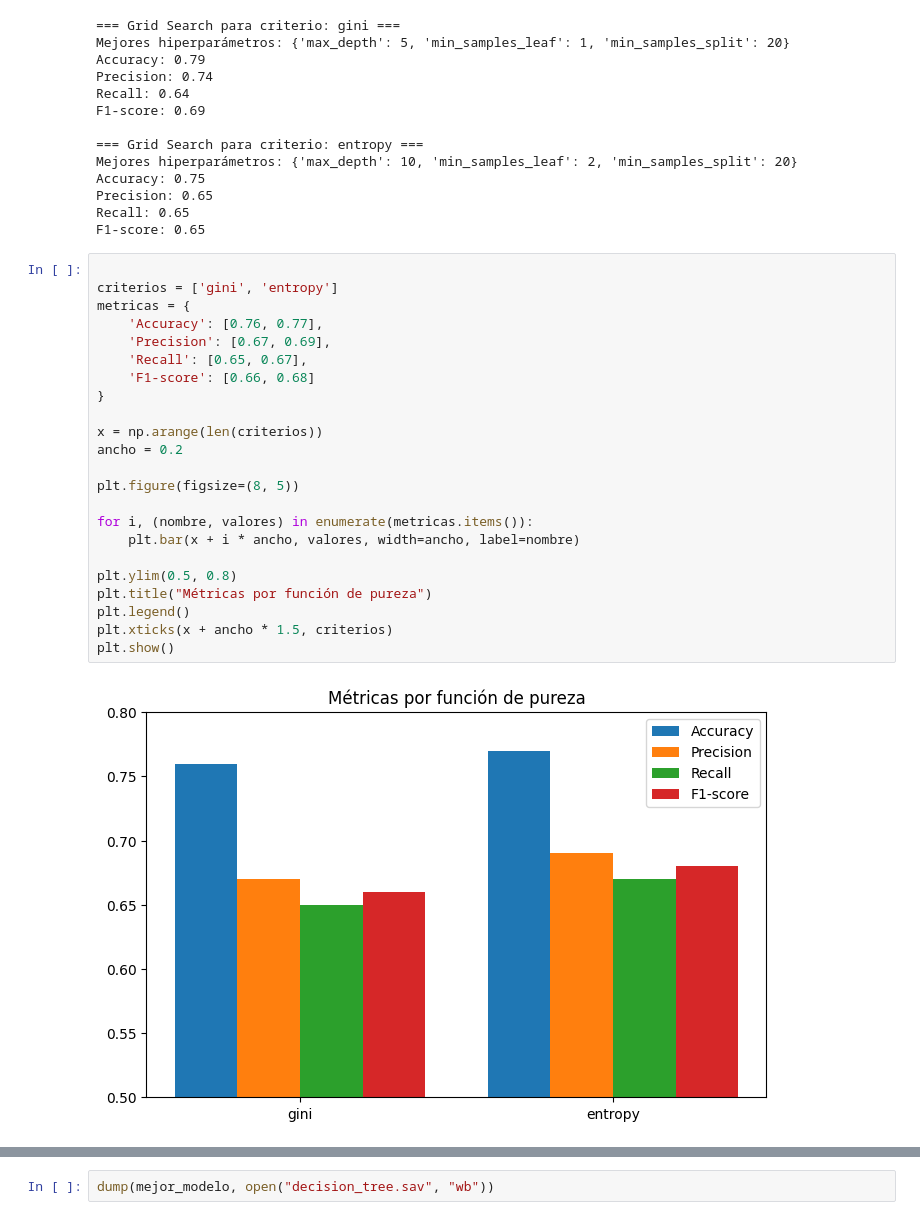
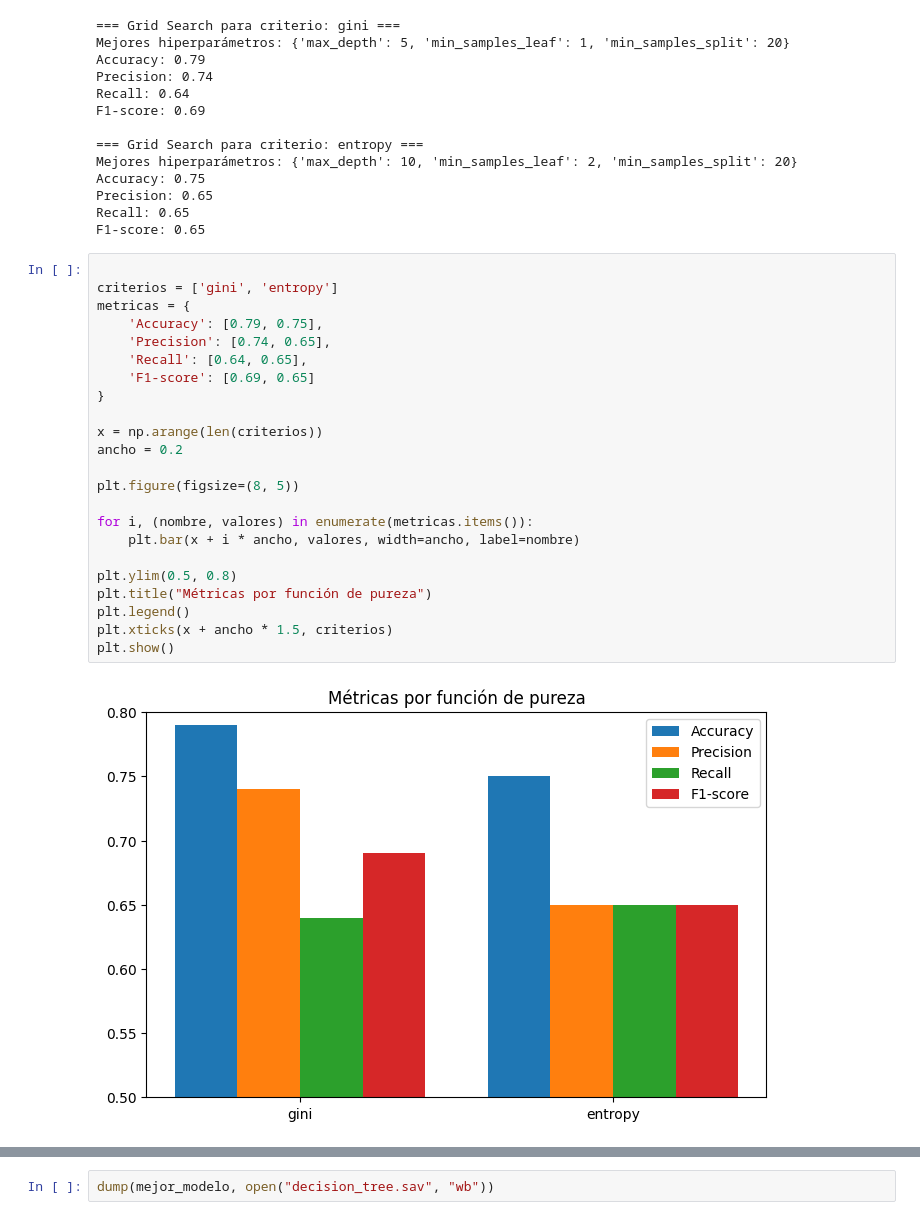
Before and after one commit to danieleub/Proyecto-rbol-de-Decisi-n, a Jupyter notebook: src/explore.ipynb, the cells around one changed output, grey strips where cells are left out. Saved outputs shown, nothing was run; the diff lists cells and outputs as text.

```diff
--- a/src/explore.ipynb
+++ b/src/explore.ipynb
@@ -184,27 +182,27 @@ F1-score: 0.65
 # %%
 
 criterios = ['gini', 'entropy']
 metricas = {
-    'Accuracy': [0.76, 0.77],
-    'Precision': [0.67, 0.69],
-    'Recall': [0.65, 0.67],
-    'F1-score': [0.66, 0.68]
+    'Accuracy': [0.79, 0.75],
+    'Precision': [0.74, 0.65],
+    'Recall': [0.64, 0.65],
+    'F1-score': [0.69, 0.65]
 }
 
 x = np.arange(len(criterios))
 ancho = 0.2
 
 plt.figure(figsize=(8, 5))
 
 for i, (nombre, valores) in enumerate(metricas.items()):
     plt.bar(x + i * ancho, valores, width=ancho, label=nombre)
 
 plt.ylim(0.5, 0.8)
 plt.title("Métricas por función de pureza")
 plt.legend()
 plt.xticks(x + ancho * 1.5, criterios)
 plt.show()
 # %% [output]
-[figure, old version]
+[figure, new version]
 # %%
 mejor_modelo = DecisionTreeClassifier(
```
Also changed, not shown: parts of 3 cells of this notebook, 1 other file.
